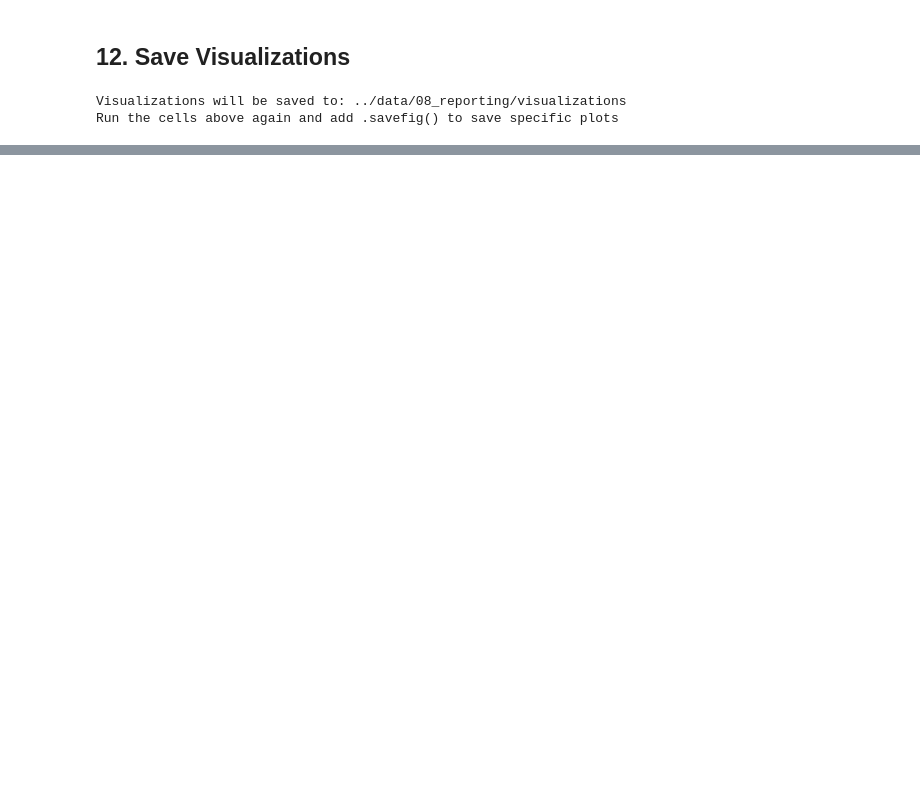
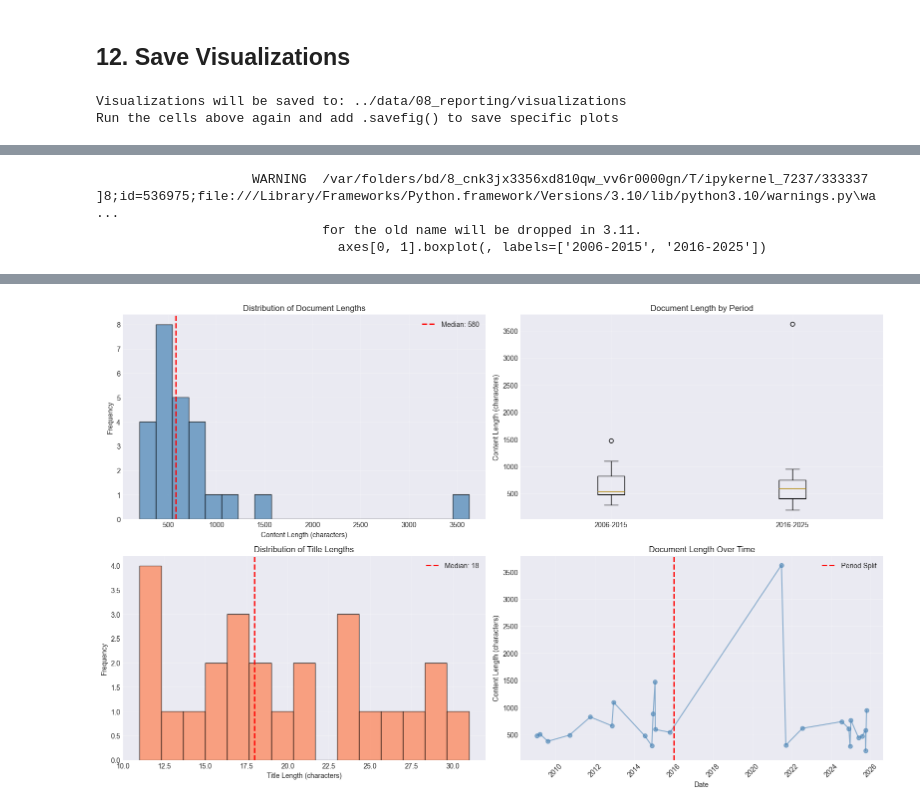
Before and after one commit to eslywadan/lsa-markus, a Jupyter notebook: notebooks/01_visualize_results.ipynb, the cells around one changed output, grey strips where cells are left out. Cells and saved outputs as stored; diff of their text form; code cells hidden in the pictures; blank space fills up the shorter version.

```diff
--- a/notebooks/01_visualize_results.ipynb
+++ b/notebooks/01_visualize_results.ipynb
@@ -401,0 +580,78 @@ Run the cells above again and add .savefig() to save specific plots
+# %%
+# Calculate text lengths
+raw_data['text_length'] = raw_data['news_content'].str.len()
+raw_data['title_length'] = raw_data['news_title'].str.len()
+
+fig, axes = plt.subplots(2, 2, figsize=(16, 10))
+
+# 1. Content length distribution
+axes[0, 0].hist(raw_data['text_length'], bins=20, color='steelblue', alpha=0.7, edgecolor='black')
+axes[0, 0].set_xlabel('Content Length (characters)')
+axes[0, 0].set_ylabel('Frequency')
+axes[0, 0].set_title('Distribution of Document Lengths')
+axes[0, 0].axvline(raw_data['text_length'].median(), color='red', linestyle='--',
+                   linewidth=2, label=f'Median: {raw_data["text_length"].median():.0f}')
+axes[0, 0].legend()
+axes[0, 0].grid(True, alpha=0.3)
+
+# 2. Content length by period
+period_2006 = raw_data[raw_data['period'] == '2006-2015']['text_length']
+period_2016 = raw_data[raw_data['period'] == '2016-2025']['text_length']
+
+axes[0, 1].boxplot([period_2006, period_2016], labels=['2006-2015', '2016-2025'])
+axes[0, 1].set_ylabel('Content Length (characters)')
+axes[0, 1].set_title('Document Length by Period')
+axes[0, 1].grid(True, alpha=0.3)
+
+# 3. Title length distribution
+axes[1, 0].hist(raw_data['title_length'], bins=15, color='coral', alpha=0.7, edgecolor='black')
+axes[1, 0].set_xlabel('Title Length (characters)')
+axes[1, 0].set_ylabel('Frequency')
+axes[1, 0].set_title('Distribution of Title Lengths')
+axes[1, 0].axvline(raw_data['title_length'].median(), color='red', linestyle='--',
+                   linewidth=2, label=f'Median: {raw_data["title_length"].median():.0f}')
+axes[1, 0].legend()
+axes[1, 0].grid(True, alpha=0.3)
+
+# 4. Content length over time
+raw_data_sorted = raw_data.sort_values('news_date')
+axes[1, 1].plot(raw_data_sorted['news_date'], raw_data_sorted['text_length'],
+                marker='o', linestyle='-', alpha=0.6, color='steelblue')
+axes[1, 1].set_xlabel('Date')
+axes[1, 1].set_ylabel('Content Length (characters)')
+axes[1, 1].set_title('Document Length Over Time')
+axes[1, 1].axvline(pd.Timestamp('2015-12-31'), color='red', linestyle='--',
+                   linewidth=2, label='Period Split')
+axes[1, 1].legend()
+axes[1, 1].grid(True, alpha=0.3)
+plt.xticks(rotation=45)
+
+plt.tight_layout()
+plt.show()
+
+# Print statistics
+print("\n📏 Text Length Statistics:")
+print("=" * 60)
+print(f"Content Length:")
+print(f"  Min: {raw_data['text_length'].min()} characters")
+print(f"  Max: {raw_data['text_length'].max()} characters")
+print(f"  Mean: {raw_data['text_length'].mean():.0f} characters")
+print(f"  Median: {raw_data['text_length'].median():.0f} characters")
+print(f"\nTitle Length:")
+print(f"  Min: {raw_data['title_length'].min()} characters")
+print(f"  Max: {raw_data['title_length'].max()} characters")
+print(f"  Mean: {raw_data['title_length'].mean():.1f} characters")
+print(f"  Median: {raw_data['title_length'].median():.0f} characters")
+
+print(f"\n📊 By Period:")
+print("=" * 60)
+for period in ['2006-2015', '2016-2025']:
+    period_data = raw_data[raw_data['period'] == period]
+    print(f"\n{period}:")
+    print(f"  Documents: {len(period_data)}")
+    print(f"  Avg length: {period_data['text_length'].mean():.0f} chars")
+    print(f"  Avg title: {period_data['title_length'].mean():.1f} chars")
+# %% [output]
+                    WARNING  /var/folders/bd/8_cnk3jx3356xd810qw_vv6r0000gn/T/ipykernel_7237/333337 ]8;id=536975;file:///Library/Frameworks/Python.framework/Versions/3.10/lib/python3.10/warnings.py\wa ...
+                             for the old name will be dropped in 3.11.
+                               axes[0, 1].boxplot(, labels=['2006-2015', '2016-2025'])
@@ -401,0 +659 @@ Run the cells above again and add .savefig() to save specific plots
+[figure, added]
```
Also changed, not shown: parts of 22 cells of this notebook, 35 other files.
